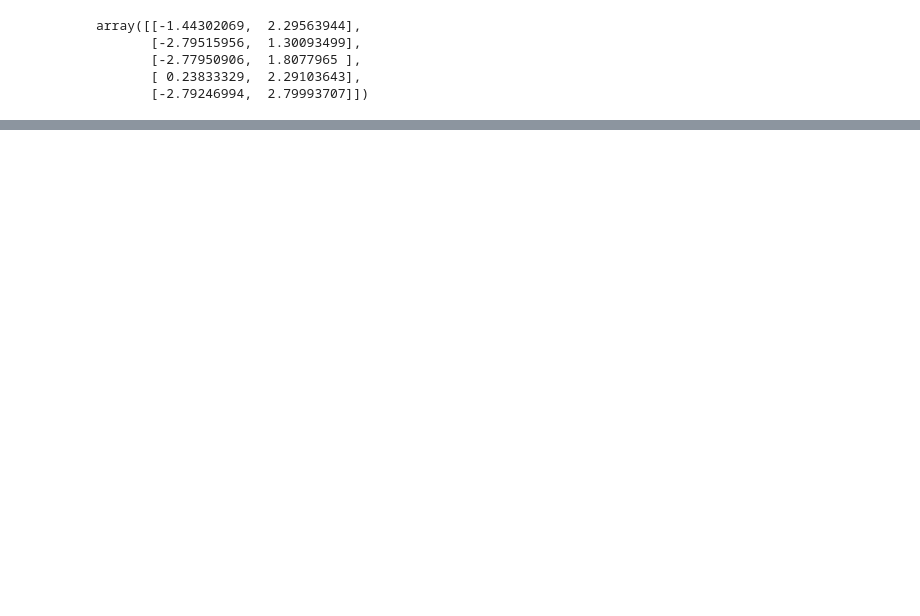
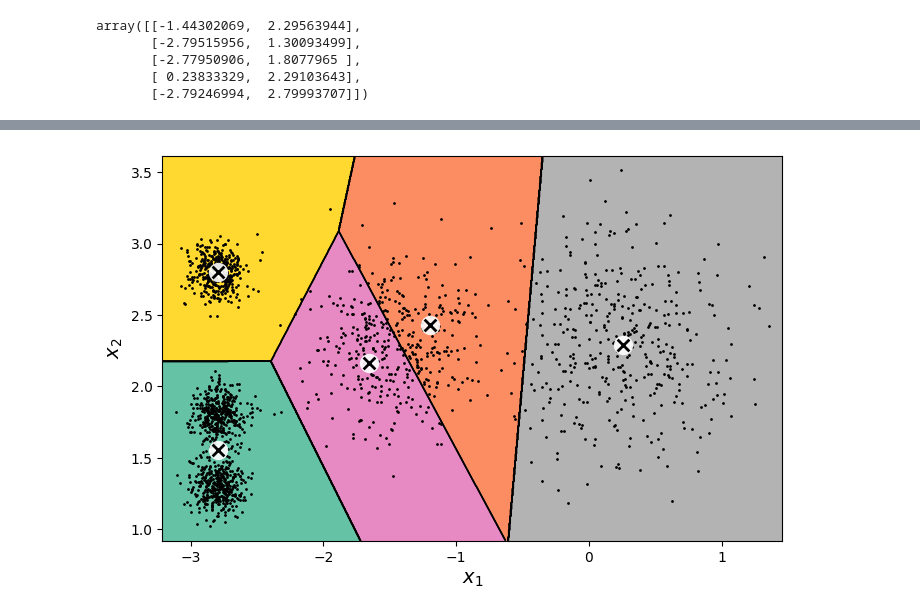
Before and after one commit to cj-chavarria/Machine-Learning-Coursework, a Jupyter notebook: 08_Clustering._kmeans.ipynb, the cells around one changed output, grey strips where cells are left out. Cells and saved outputs as stored; diff of their text form; code cells hidden in the pictures; blank space fills up the shorter version.

```diff
--- a/08_Clustering._kmeans.ipynb
+++ b/08_Clustering._kmeans.ipynb
@@ -91,7 +141,10 @@ class MyKmeans(BaseEstimator):
 # %%
-model = MyKmeans(n_clusters=5, max_iter=100, random_state=42)
+model = MyKMeans(n_clusters=5, max_iter=100, random_state=101)
 model.fit(X)
+
 plt.figure(figsize=(8,5))
 plot_decision_boundaries(model, X)
 plt.show()
+# %% [output]
+[figure, added]
 # %%
```
Also changed, not shown: parts of 14 cells of this notebook, 1 other file.
